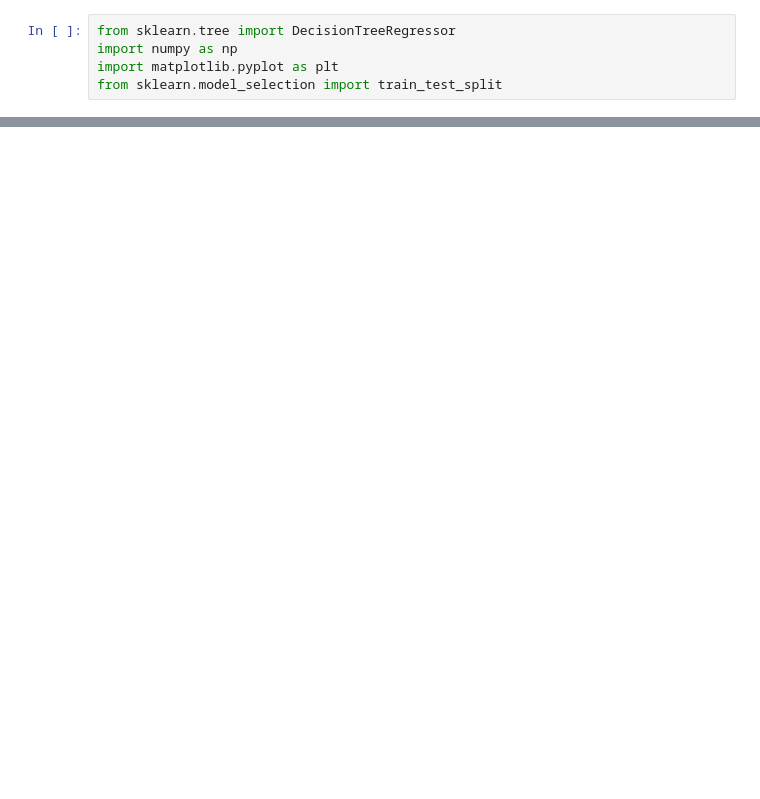
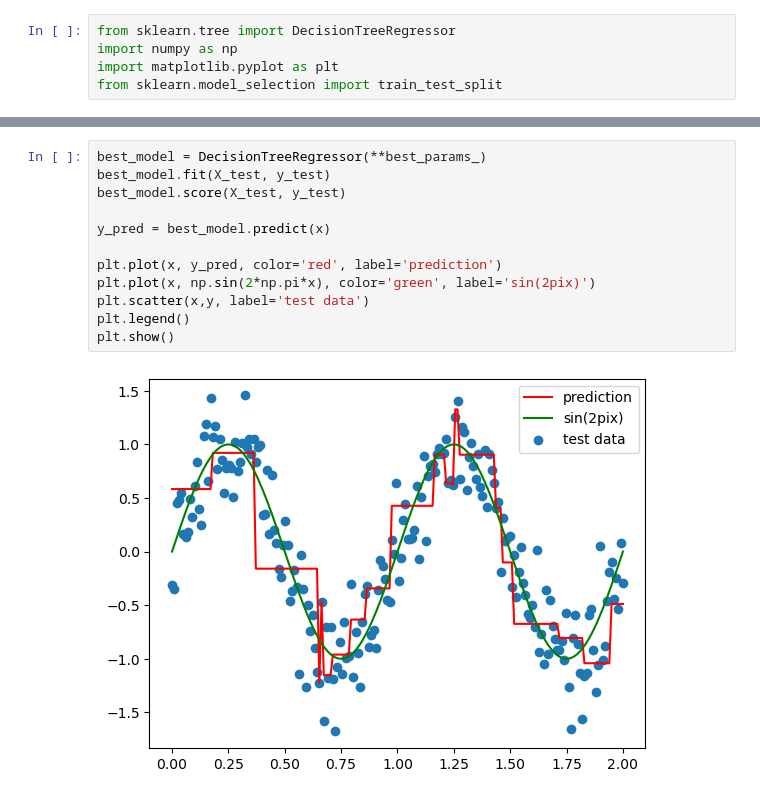
Before and after one commit to liuyuan194/sklearn-learning, a Jupyter notebook: decision_tree_regression_model.ipynb, the cells around one changed output, grey strips where cells are left out. Cells and saved outputs as stored; diff of their text form; blank space fills up the shorter version.

```diff
--- a/decision_tree_regression_model.ipynb
+++ b/decision_tree_regression_model.ipynb
@@ -24,0 +60,14 @@ plt.scatter(x,y,label='data')
+# %%
+best_model = DecisionTreeRegressor(**best_params_)
+best_model.fit(X_test, y_test)
+best_model.score(X_test, y_test)
+
+y_pred = best_model.predict(x)
+
+plt.plot(x, y_pred, color='red', label='prediction')
+plt.plot(x, np.sin(2*np.pi*x), color='green', label='sin(2pix)')
+plt.scatter(x,y, label='test data')
+plt.legend()
+plt.show()
+# %% [output]
+[figure, added]
```
Also changed, not shown: parts of 5 cells of this notebook.
